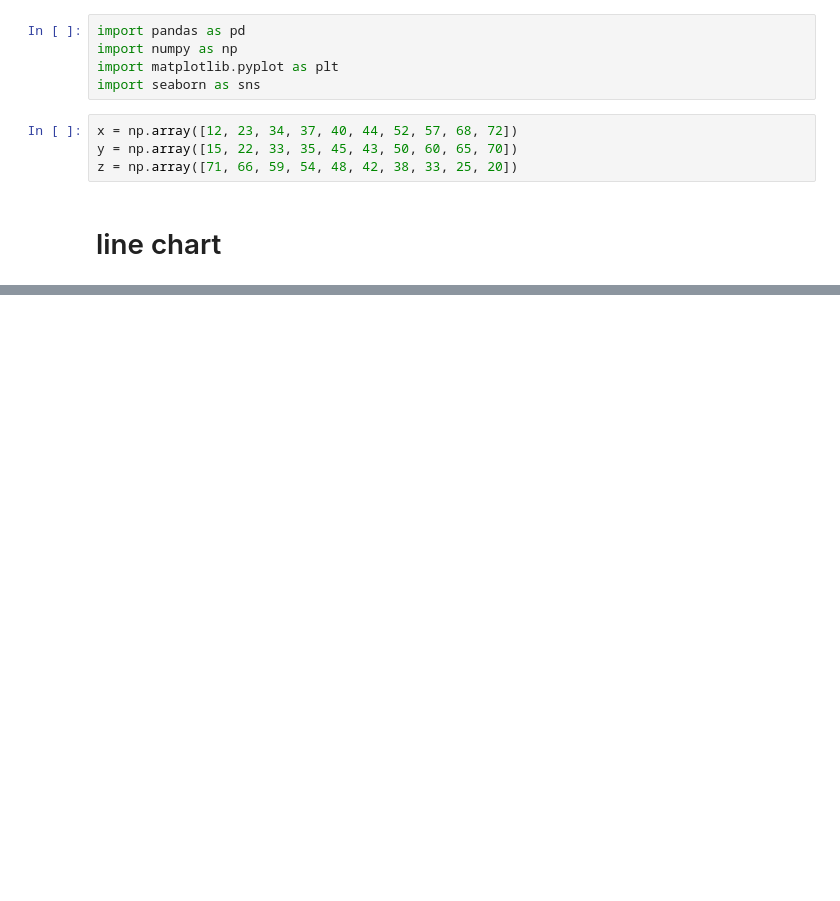
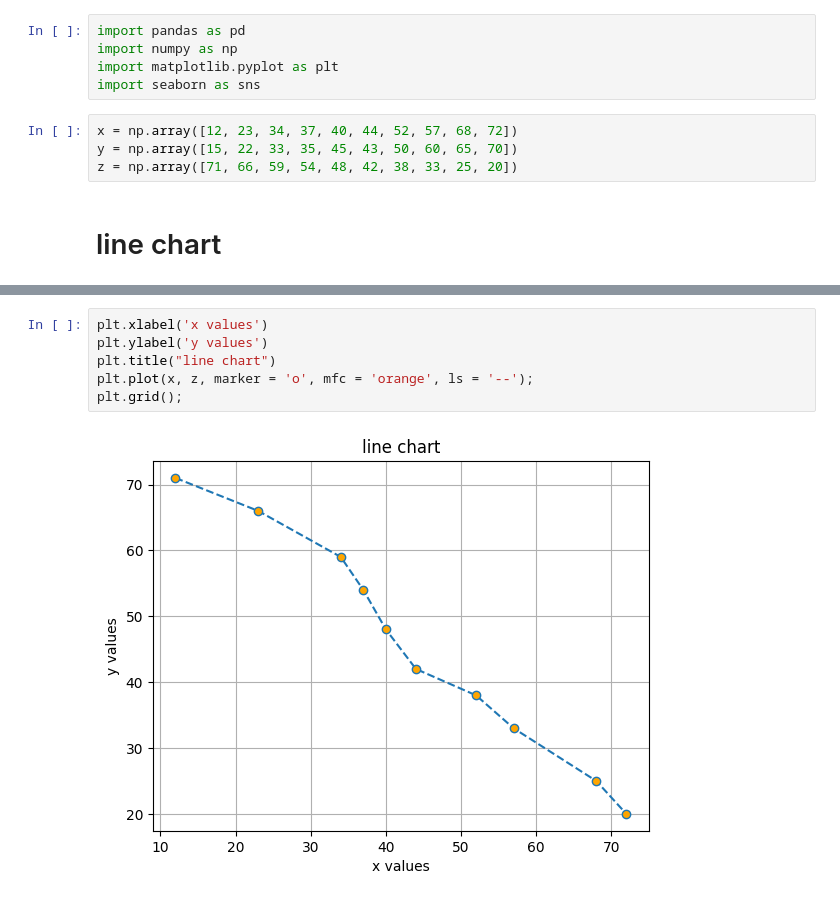
Before and after one commit to AdityaThakare72/Ajeenkya_DYP_Jan2026, a Jupyter notebook: Day5/data_viz_Jan8.ipynb, the cells around one changed output, grey strips where cells are left out. Cells and saved outputs as stored; diff of their text form; blank space fills up the shorter version.

```diff
--- a/Day5/data_viz_Jan8.ipynb
+++ b/Day5/data_viz_Jan8.ipynb
@@ -18,0 +20,8 @@ plt.plot(x, y);
+# %%
+plt.xlabel('x values')
+plt.ylabel('y values')
+plt.title("line chart")
+plt.plot(x, z, marker = 'o', mfc = 'orange', ls = '--');
+plt.grid();
+# %% [output]
+[figure, added]
```
Also changed, not shown: parts of 12 cells of this notebook.
